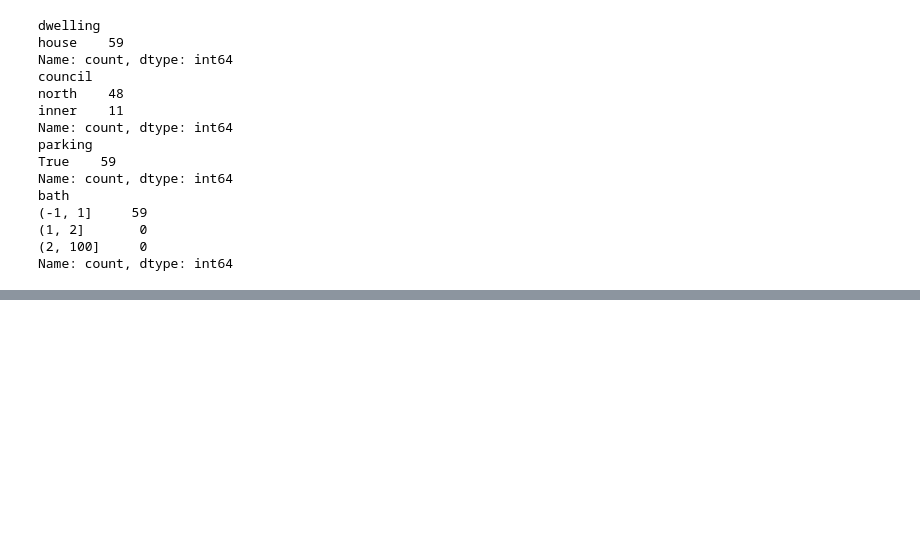
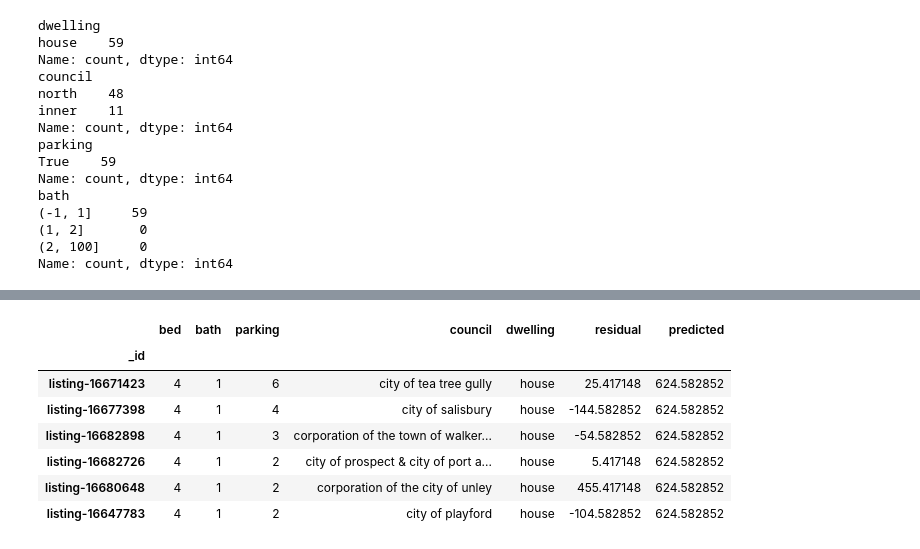
Before and after one commit to lewisbails/real-estate, a Jupyter notebook: notebooks/treatment_effects.ipynb, the cells around one changed output, grey strips where cells are left out. Cells and saved outputs as stored; diff of their text form; code cells hidden in the pictures; blank space fills up the shorter version.

```diff
--- a/notebooks/treatment_effects.ipynb
+++ b/notebooks/treatment_effects.ipynb
@@ -260,0 +268,11 @@ print(summary.as_html())
+# %%
+X[weights > 0][X["bed"] == 4]
+# %% [output]
+|  | bed | bath | parking | council | dwelling | residual | predicted |
+| _id |  |  |  |  |  |  |  |
+| listing-16671423 | 4 | 1 | 6 | city of tea tree gully | house | 25.417148 | 624.582852 |
+| listing-16677398 | 4 | 1 | 4 | city of salisbury | house | -144.582852 | 624.582852 |
+| listing-16682898 | 4 | 1 | 3 | corporation of the town of walker... | house | -54.582852 | 624.582852 |
+| listing-16682726 | 4 | 1 | 2 | city of prospect & city of port a... | house | 5.417148 | 624.582852 |
+| listing-16680648 | 4 | 1 | 2 | corporation of the city of unley | house | 455.417148 | 624.582852 |
+| listing-16647783 | 4 | 1 | 2 | city of playford | house | -104.582852 | 624.582852 |
```
Also changed, not shown: parts of 12 cells of this notebook, 1 other file.
